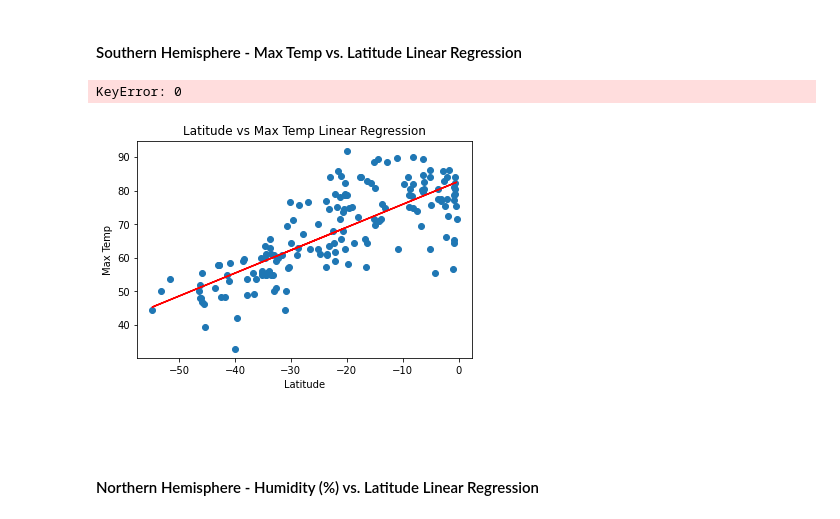
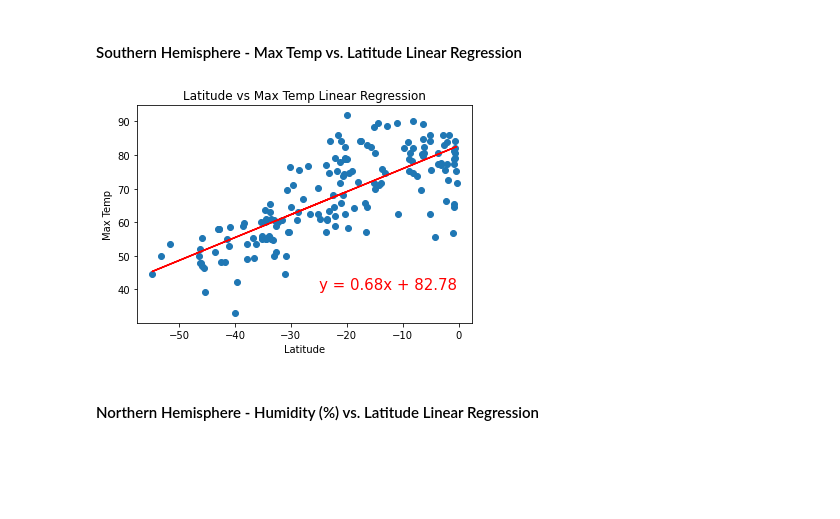
Before and after one commit to Casio04/python-api-challenge, a Jupyter notebook: Weather_API_Homework.ipynb, the cells around one changed output. Cells and saved outputs as stored; diff of their text form; code cells hidden in the pictures; blank space fills up the shorter version.

```diff
--- a/Weather_API_Homework.ipynb
+++ b/Weather_API_Homework.ipynb
@@ -223,7 +238,7 @@ cities_df.head()
 ## Linear Regression
 # %%
 # OPTIONAL: Create a function to create Linear Regression plots
-def linear_reg(hemisphere,yvalue):
+def linear_reg(hemisphere,yvalue,x_coord,y_coord):
     x_values = hemisphere["Lat"]
     y_values = hemisphere[yvalue]
     (slope, intercept, rvalue, pvalue, stderr) = linregress(x_values,y_values)
@@ -231,7 +246,7 @@ def linear_reg(hemisphere,yvalue):
     line_eq = "y = " + str(round(slope,2)) + "x + " + str(round(intercept,2))
     plt.scatter(x_values,y_values)
     plt.plot(x_values,regress_values,"r-")
-    plt.annotate(line_eq,(10,10),fontsize=15,color="red")
+    plt.annotate(line_eq,(x_coord,y_coord),fontsize=15,color="red")
     plt.xlabel('Latitude')
     plt.ylabel(f"{yvalue}")
     plt.title (f"Latitude vs {yvalue} Linear Regression")
@@ -261,0 +269,3 @@ southern.head()
+# %%
+southern = southern.reset_index(drop=True)
+southern.head()
@@ -268,10 +285,9 @@ linear_reg(northern,"Max Temp")
 # %% [markdown]
 ####  Southern Hemisphere - Max Temp vs. Latitude Linear Regression
 # %%
-linear_reg(southern,"Max Temp")
+linear_reg(southern,"Max Temp",-25,40)
 # %% [output]
-KeyError: 0
-[figure, old version]
+[figure, new version]
 # %% [markdown]
 ####  Northern Hemisphere - Humidity (%) vs. Latitude Linear Regression
 # %%
```
Also changed, not shown: parts of 15 cells of this notebook, 18 other files.
